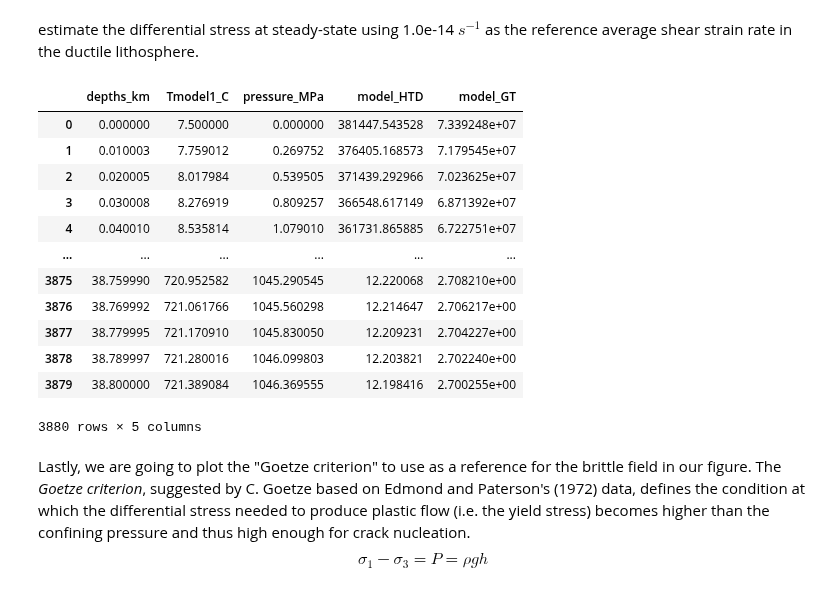
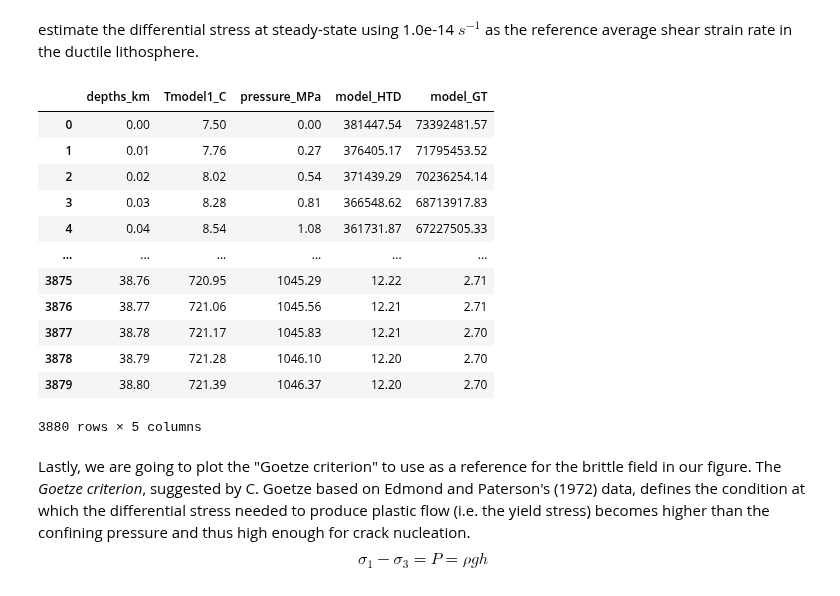
Before and after one commit to marcoalopez/strength_envelopes, a Jupyter notebook: notebooks/creep_flow_laws.ipynb, the cells around one changed output. Drawn from its saved outputs; the diff is of its cells as text; code cells hidden in the pictures.

```diff
--- a/notebooks/creep_flow_laws.ipynb
+++ b/notebooks/creep_flow_laws.ipynb
@@ -204,36 +204,36 @@ namespace(n=4.0, E=223000, A=0.00011, ref='Gleason and Tullis (1995)')
 # %% [markdown]
 estimate the differential stress at steady-state using 1.0e-14 $s^{-1}$ as the reference average shear strain rate in the ductile lithosphere.
 # %%
-dataset['model_HTD'] = power_law_creep(srate=1e-14,
+dataset['model_HTD'] = power_law_creep(strain_rate=1e-14,
                                        A=Hirth.A,
                                        n=Hirth.n,
                                        exp_fact=(Hirth.E,
                                                  dataset['Tmodel1_C'] + 273.15,  # convert C to K
                                                  dataset['pressure_MPa'], 1)
                                       )
 
-dataset['model_GT'] = power_law_creep(srate=1e-14,
+dataset['model_GT'] = power_law_creep(strain_rate=1e-14,
                                       A=Gleason.A,
                                       n=Gleason.n,
                                       exp_fact=(Gleason.E,
                                                 dataset['Tmodel1_C'] + 273.15,
                                                 dataset['pressure_MPa'], 1)
                                       )
 
-dataset
+dataset.round(2)
 # %% [output]
 |  | depths_km | Tmodel1_C | pressure_MPa | model_HTD | model_GT |
-| 0 | 0.000000 | 7.500000 | 0.000000 | 381447.543528 | 7.339248e+07 |
-| 1 | 0.010003 | 7.759012 | 0.269752 | 376405.168573 | 7.179545e+07 |
-| 2 | 0.020005 | 8.017984 | 0.539505 | 371439.292966 | 7.023625e+07 |
-| 3 | 0.030008 | 8.276919 | 0.809257 | 366548.617149 | 6.871392e+07 |
-| 4 | 0.040010 | 8.535814 | 1.079010 | 361731.865885 | 6.722751e+07 |
+| 0 | 0.00 | 7.50 | 0.00 | 381447.54 | 73392481.57 |
+| 1 | 0.01 | 7.76 | 0.27 | 376405.17 | 71795453.52 |
+| 2 | 0.02 | 8.02 | 0.54 | 371439.29 | 70236254.14 |
+| 3 | 0.03 | 8.28 | 0.81 | 366548.62 | 68713917.83 |
+| 4 | 0.04 | 8.54 | 1.08 | 361731.87 | 67227505.33 |
 | ... | ... | ... | ... | ... | ... |
-| 3875 | 38.759990 | 720.952582 | 1045.290545 | 12.220068 | 2.708210e+00 |
-| 3876 | 38.769992 | 721.061766 | 1045.560298 | 12.214647 | 2.706217e+00 |
-| 3877 | 38.779995 | 721.170910 | 1045.830050 | 12.209231 | 2.704227e+00 |
-| 3878 | 38.789997 | 721.280016 | 1046.099803 | 12.203821 | 2.702240e+00 |
-| 3879 | 38.800000 | 721.389084 | 1046.369555 | 12.198416 | 2.700255e+00 |
+| 3875 | 38.76 | 720.95 | 1045.29 | 12.22 | 2.71 |
+| 3876 | 38.77 | 721.06 | 1045.56 | 12.21 | 2.71 |
+| 3877 | 38.78 | 721.17 | 1045.83 | 12.21 | 2.70 |
+| 3878 | 38.79 | 721.28 | 1046.10 | 12.20 | 2.70 |
+| 3879 | 38.80 | 721.39 | 1046.37 | 12.20 | 2.70 |
 3880 rows × 5 columns
 # %% [markdown]
 Lastly, we are going to plot the "Goetze criterion" to use as a reference for the brittle field in our figure. The _Goetze criterion_, suggested by C. Goetze based on Edmond and Paterson's (1972) data, defines the condition at which the differential stress needed to produce plastic flow (i.e. the yield stress) becomes higher than the confining pressure and thus high enough for crack nucleation.
```
Also changed, not shown: parts of 4 cells of this notebook.
